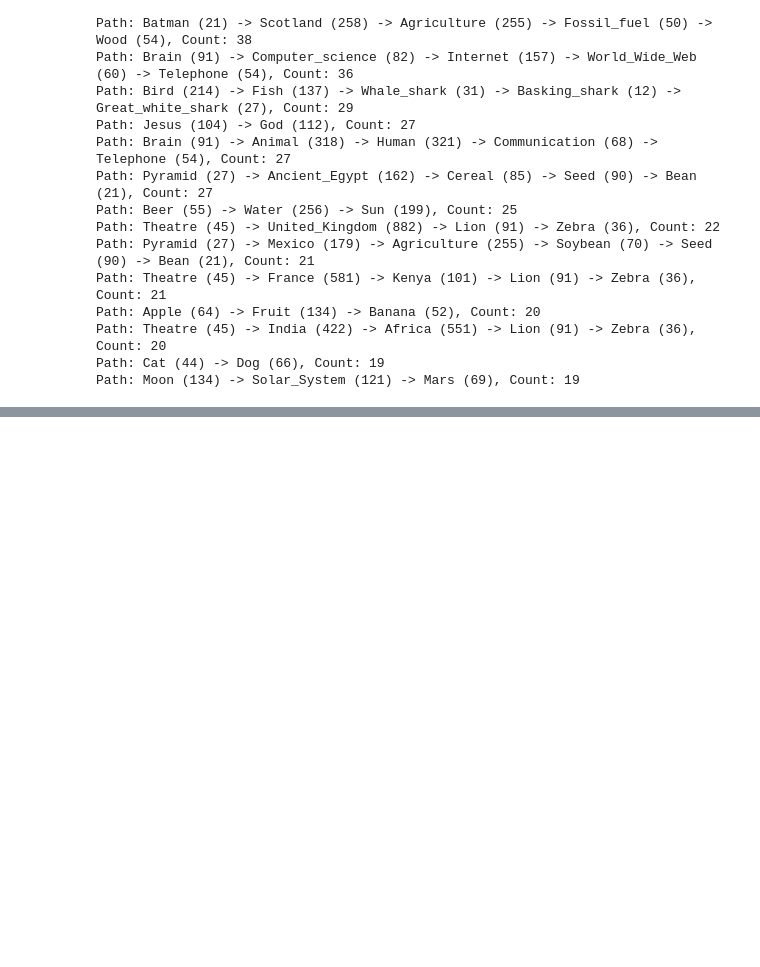
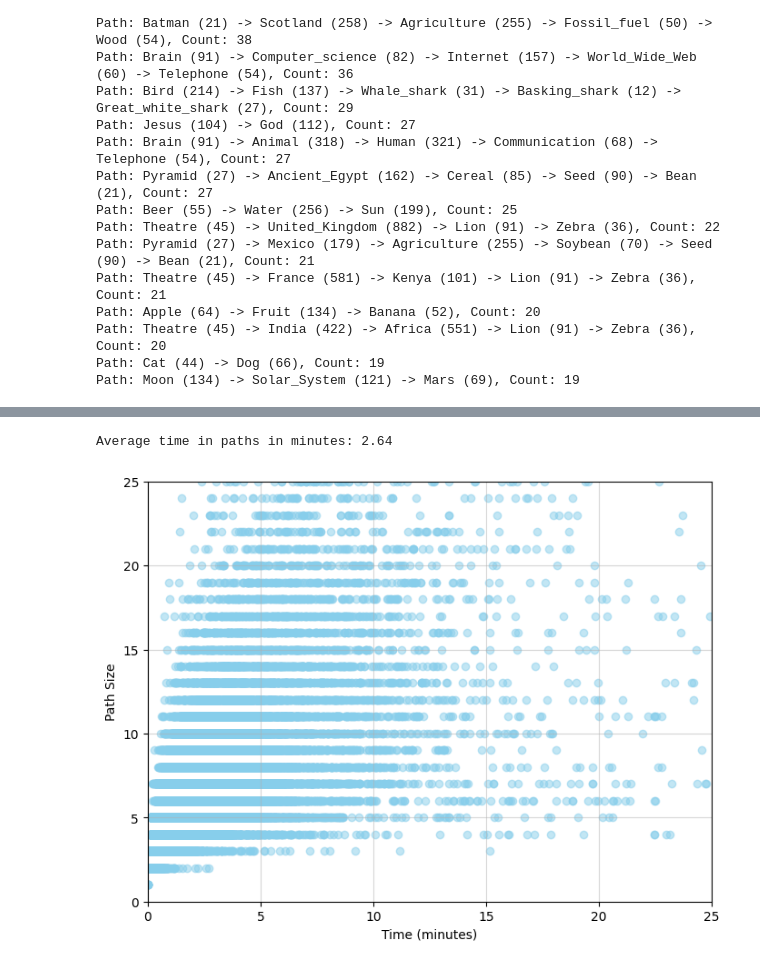
Before and after one commit to FredericoPrazeres/trabalhoADC, a Jupyter notebook: adc.ipynb, the cells around one changed output, grey strips where cells are left out. Saved outputs shown, nothing was run; the diff lists cells and outputs as text; code cells hidden in the pictures; blank space fills up the shorter version.

```diff
--- a/adc.ipynb
+++ b/adc.ipynb
@@ -307,0 +378,21 @@ Moon-Solar_System-Mars
+# %%
+time_in_paths = paths.iloc[:, 2]
+
+time_in_minutes = time_in_paths / 60
+
+average_time = time_in_minutes.mean(skipna=True)
+print(f"Average time in paths in minutes: {average_time:.2f}")
+# %% [output]
+Average time in paths in minutes: 2.64
+# %%
+
+plt.figure(figsize=(8, 6))
+plt.scatter(time_in_minutes, path_sizes, color='skyblue', alpha=0.5)
+plt.xlabel('Time (minutes)')
+plt.ylabel('Path Size')
+plt.grid(True, which="both", ls="-", alpha=0.5)
+plt.xlim(0, 25)
+plt.ylim(0, 25)
+plt.show()
+# %% [output]
+[figure, added]
```
Also changed, not shown: parts of 23 cells of this notebook, 10 other files.
